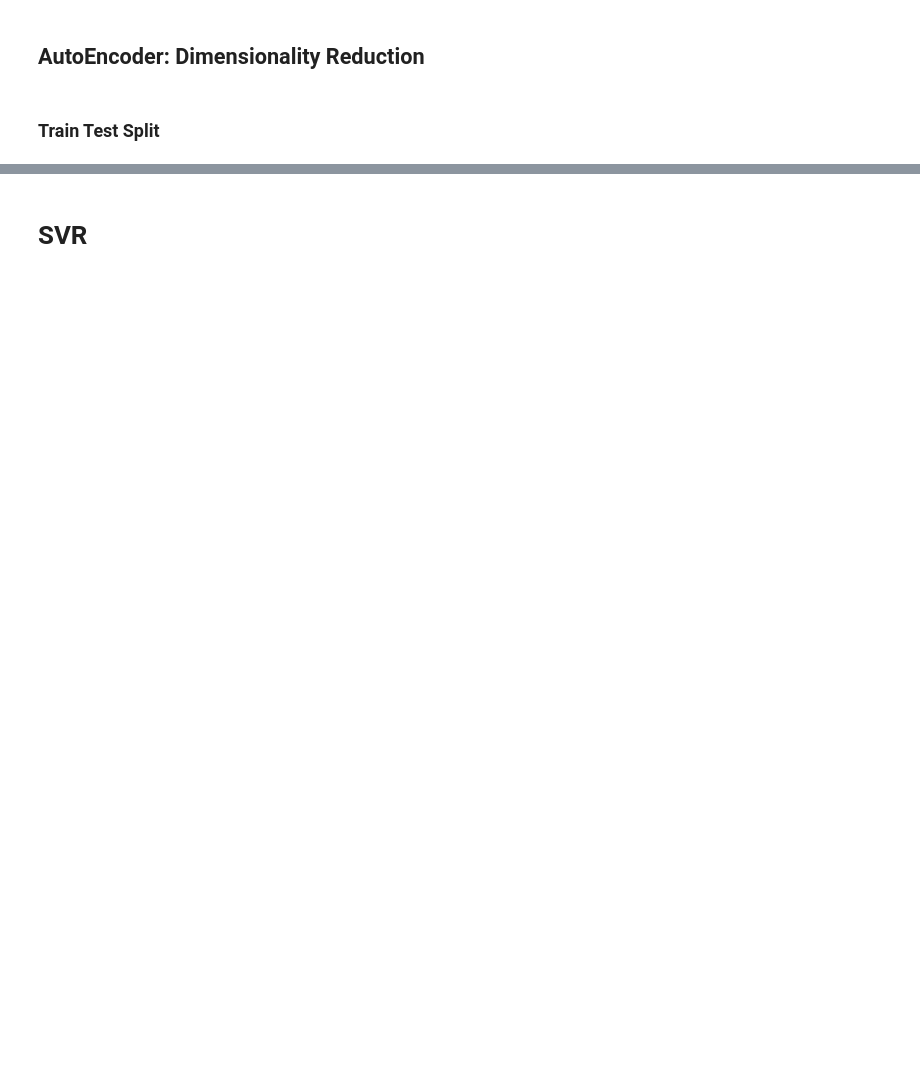
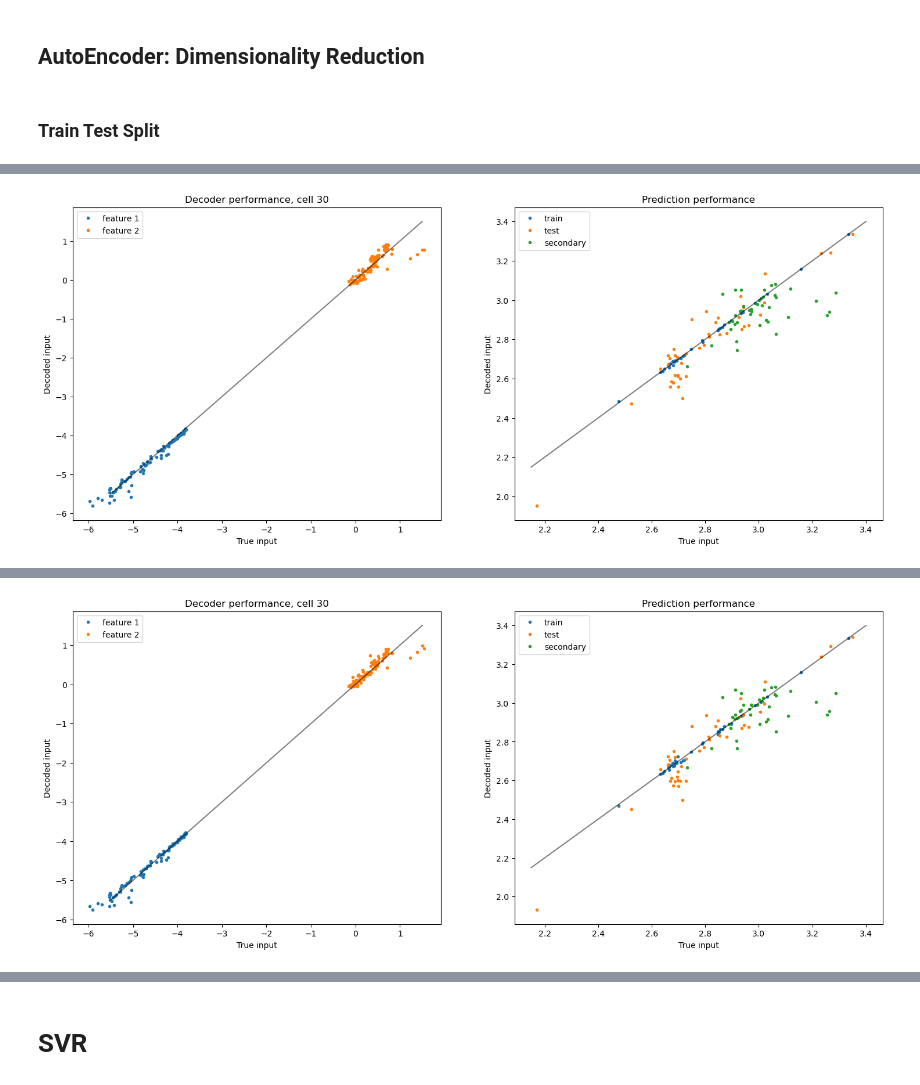
Before and after one commit to nathan99sun/HybridPred, a Jupyter notebook: source/AutoEncoders_DimensionReduction.ipynb, the cells around one changed output, grey strips where cells are left out. Cells and saved outputs as stored; diff of their text form; code cells hidden in the pictures; blank space fills up the shorter version.

```diff
--- a/source/AutoEncoders_DimensionReduction.ipynb
+++ b/source/AutoEncoders_DimensionReduction.ipynb
@@ -82,0 +69,16 @@ Epoch 1800/2000, loss: 0.15
+# %%
+train_policy = {
+    "num_stages": 2,
+    "epochs": [2000, 1000],
+    "learning_rates": [7e-4, 5e-4],
+    "batch_sizes": [64, 64],
+    "prediction_weights": [1, 0.0001],
+    "decoding_weights": [10, 1],
+    "en_weights": [1, 1]
+}
+
+
+model = AutoEncoder_ElasticNet(n_features=2, n_cycles=98)
+#train = TensorDataset(torch.Tensor(x[train_ind]),torch.Tensor(y[train_ind]))
+model.fit(x,y, train_policy)
+# %% [output]
@@ -82,0 +100 @@ Epoch 1800/2000, loss: 0.15
+[figure, added]
@@ -83,3 +116,4 @@ Epoch 1800/2000, loss: 0.15
+[figure, added]
 # %%
 model.encoder(x[5])
 # %% [output]
```
Also changed, not shown: parts of 12 cells of this notebook.
